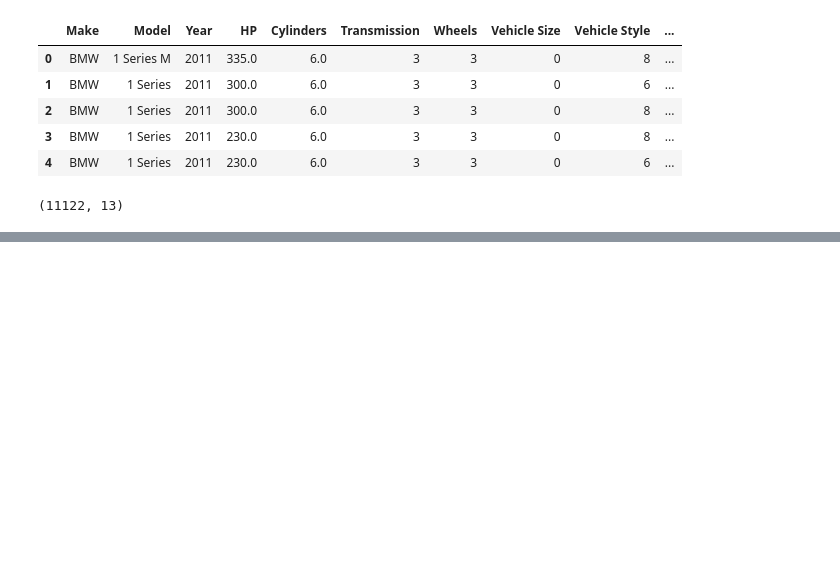
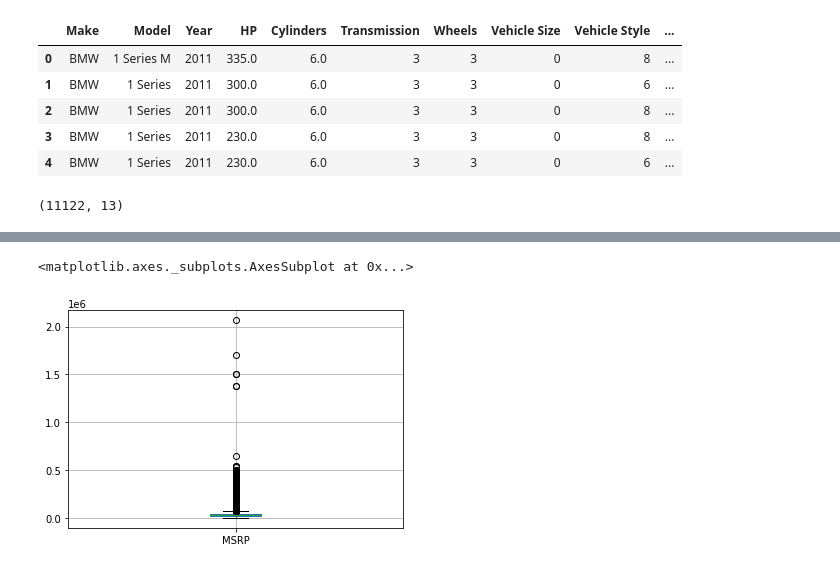
Before and after one commit to raina02/InternshipStudio_Project, a Jupyter notebook: InternshipStudio_Project.ipynb, the cells around one changed output, grey strips where cells are left out. Drawn from its saved outputs; the diff is of its cells as text; code cells hidden in the pictures; blank space fills up the shorter version.

```diff
--- a/InternshipStudio_Project.ipynb
+++ b/InternshipStudio_Project.ipynb
@@ -239,0 +295,2 @@ df.shape
+# %%
+df['HP'].fillna('200.0',inplace=True)            ## filling the element that occurs the most which is 200.0 in this case
@@ -239,0 +310,2 @@ df.shape
+# %%
+df['Cylinders'].fillna('4.0',inplace=True)   ## filling the element that occurs the most which is 4.0 in this case
@@ -239,0 +335,5 @@ df.shape
+# %%
+df.boxplot(column='MSRP')
+# %% [output]
+<matplotlib.axes._subplots.AxesSubplot at 0x...>
+[figure, added]
```
Also changed, not shown: parts of 24 cells of this notebook.
